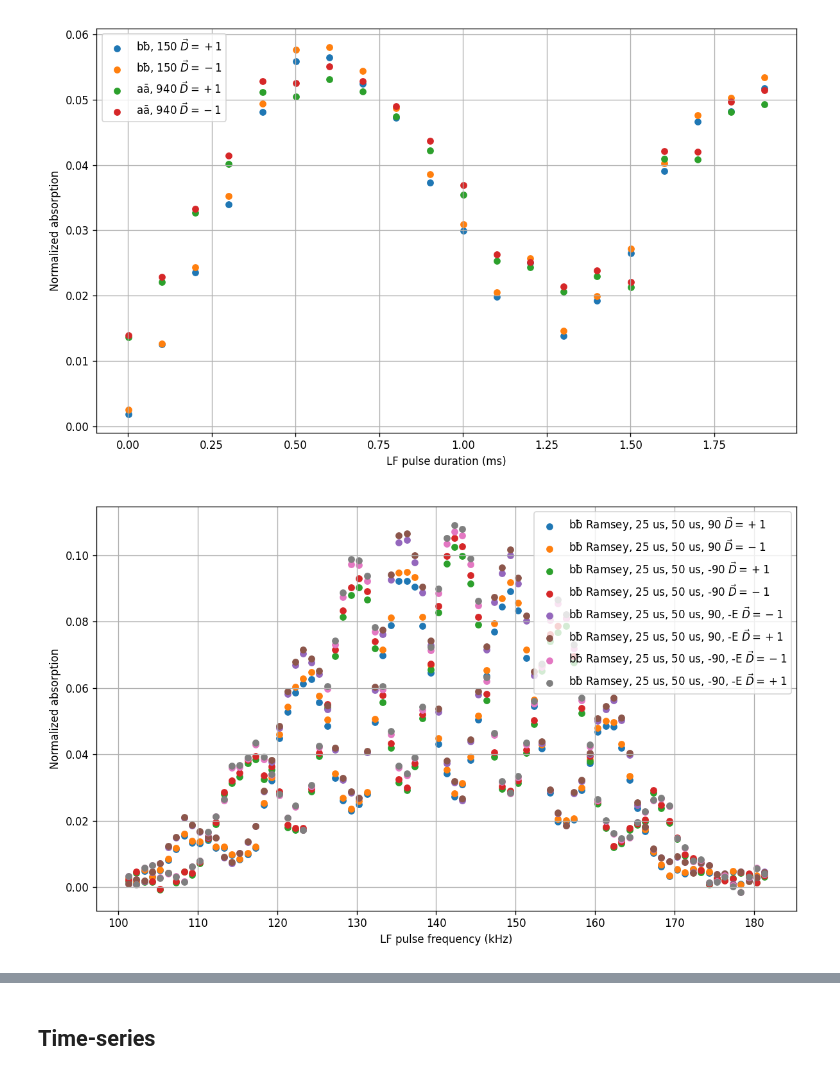
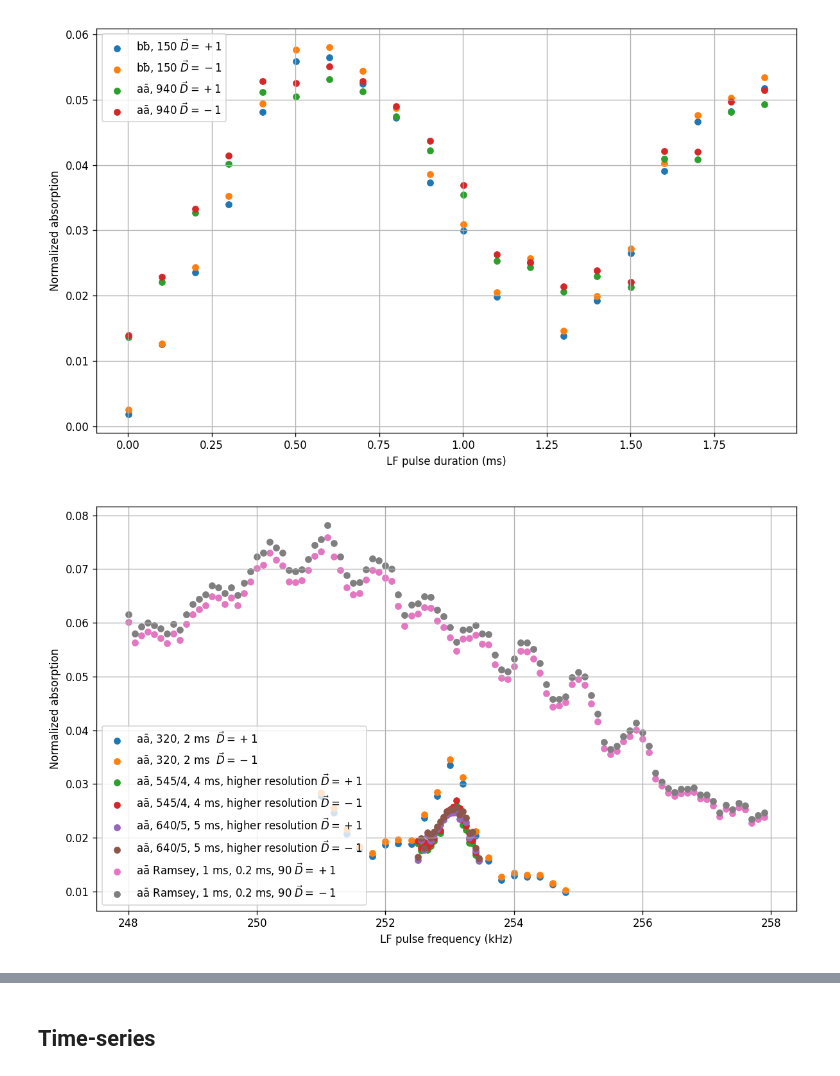
Before and after one commit to vuthalab/onix, a Jupyter notebook: analysis/lf_spectroscopy.ipynb, the cells around one changed output, grey strips where cells are left out. Saved outputs shown, nothing was run; the diff lists cells and outputs as text; code cells hidden in the pictures.

```diff
--- a/analysis/lf_spectroscopy.ipynb
+++ b/analysis/lf_spectroscopy.ipynb
@@ -167,7 +167,9 @@ data = {
     # "bƀ, 60 amplitude - 1 ms 4": (536087, 536386),
     # "bƀ, 60 amplitude - 1 ms 5": (536387, 536686),
 
-    "bƀ": (535487, 538486)
+    # "bƀ": (535487, 538486),
+
+    "aā, 2 ms": (845221, 845227),
 }
 
 # def averaging_ys(xs, ys):
@@ -203,10 +205,12 @@ fig, ax = plt.subplots(figsize = (10, 6), dpi = 120)
 for ll, (label, data_range) in enumerate(data.items()):
     data_list = data_identification_to_list(data_range)
     rf_heights, ah_heights, rf_bgs, ah_bgs, headers = rf_spectroscopy_ah_ratio(data_list)
-    xs = [header["params"]["lf"]["detuning"].to("kHz").magnitude for header in headers]
-    ys = rf_heights[0] / ah_heights[0]
-    xs, ys, errs = averaging_ys(xs, ys)
-    ax.errorbar(xs, ys, errs, label=label, marker='.', linestyle='')
+    for kk in rf_heights:
+        xs = [header["params"]["lf"]["center_frequency"].to("kHz").magnitude for header in headers]
+        ys = rf_heights[kk] / ah_heights[kk]
+        ax.scatter(xs, ys, label=label + f" {kk}", s = 30)
+        xs, ys, errs = averaging_ys(xs, ys)
+        # ax.errorbar(xs, ys, errs, label=label, marker='.', linestyle='')
 
 ax.set_xlabel(f"LF detuning - {headers[0]["params"]["lf"]["center_frequency"].to("kHz").magnitude} (kHz)")
 ax.set_ylabel("rf height / ah height $\\equiv$ ($p_b$ + $p_\\bar{b}$)")
@@ -430,14 +435,30 @@ data = {
     #"bƀ, July 7, 63, 2 ms": (817951, 817991),
     #"bƀ, July 7, 63, 2 ms, repeat": (817992, 818032),
     #"bƀ, July 7, 63, 2 ms, all": (817951, 818114),
-    #"bƀ, 32, 2 ms": (818115, 818843),
+    # "bƀ, 32, 2 ms": (818115, 818843),
     # "aā, 320, 2 ms": (818925, 821247),
-    "bƀ Ramsey, 25 us, 50 us, 90": (843805, 843966),  # good data
-    "bƀ Ramsey, 25 us, 50 us, -90": (843967, 844128),
-    "bƀ Ramsey, 25 us, 50 us, 90, -E": (844129, 844290),
-    "bƀ Ramsey, 25 us, 50 us, -90, -E": (844291, 844452),
+    # "bƀ Ramsey, 25 us, 50 us, 90": (843805, 843966),  # good data
+    # "bƀ Ramsey, 25 us, 50 us, -90": (843967, 844128),
+    # "bƀ Ramsey, 25 us, 50 us, 90, -E": (844129, 844290),
+    # "bƀ Ramsey, 25 us, 50 us, -90, -E": (844291, 844452),
     # "bƀ Ramsey, 250 us, 250 us, 90": (844455, 844555),
     # "bƀ Ramsey, 250 us, 50 us, 90": (844556, 844656),
+
+
+    ## July 8
+    "aā, 320, 2 ms ": (845310, 845445),
+    # "aā, 320, 5 ms": (845489, 845951), #wrong amplitude
+    # "aā, 109, 5 ms": (846032, 846158),
+    # "aā, 545/5, 5 ms, higher resolution": (846159, 846478),
+
+    # "aā, 320, 2 ms again": (846512, 846561),
+    # "aā, 320, 2 ms, higher resolution": (846580, 847053),
+    "aā, 545/4, 4 ms, higher resolution": (847054, 847513),
+    "aā, 640/5, 5 ms, higher resolution": (847519, 847629),
+
+    # "aā Ramsey, 1 ms, 0.2 ms, 0": (847646, 850725),
+    "aā Ramsey, 1 ms, 0.2 ms, 90": (850744, 852843),
+    # "aā Ramsey, 0.5 ms, 0.1 ms, 0": (859434, 859632),
 }
 
 fig, ax = plt.subplots(figsize = (10, 6), dpi = 120)
@@ -447,31 +468,32 @@ for ll, (label, data_range) in enumerate(data.items()):
     xs = np.array([(header["params"]["lf"]["detuning"] + header['params']['lf']['center_frequency']).to("kHz").magnitude for header in headers])
     ys = (1-ratios)
     if f_average:
         discrete_xs = list(set(xs))
         new_xs = []
         new_ys = []
         for x in discrete_xs:
             new_xs.append(x)
             mask = xs == x
             new_ys.append(np.average(ys[mask], axis=0))
         xs = np.array(new_xs)
         ys = np.array(new_ys)
     if ys.ndim == 2:
         for kk in range(len(ys[0])):
             if E_field[0][0] == (kk == 0):
                 label_E = label + " $\\vec{D}=+1$"
             else:
                 label_E = label + " $\\vec{D}=-1$"
+
             ax.scatter(xs, ys[:,kk], label=label_E, s = 30)
     else:
         label = label
         ax.scatter(xs, ys, label=label, s = 30)
 
 ax.set_xlabel(f"LF pulse frequency (kHz)")
 ax.set_ylabel("Normalized absorption")
 ax.legend()
 ax.grid()
 plt.tight_layout()
 plt.show()
 # %% [output]
-[figure, old version]
+[figure, new version]
```
Also changed, not shown: parts of 5 cells of this notebook, 1 other file.
